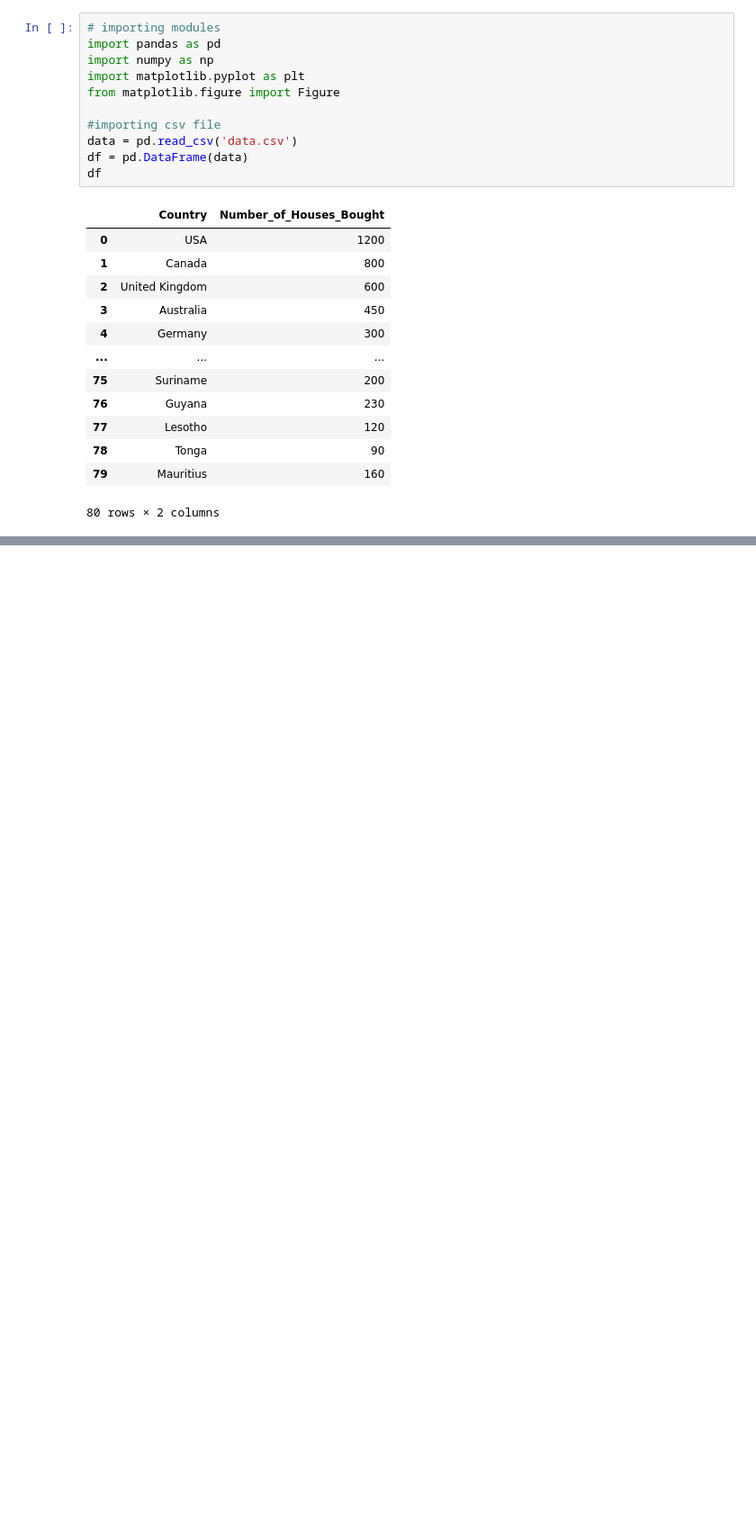
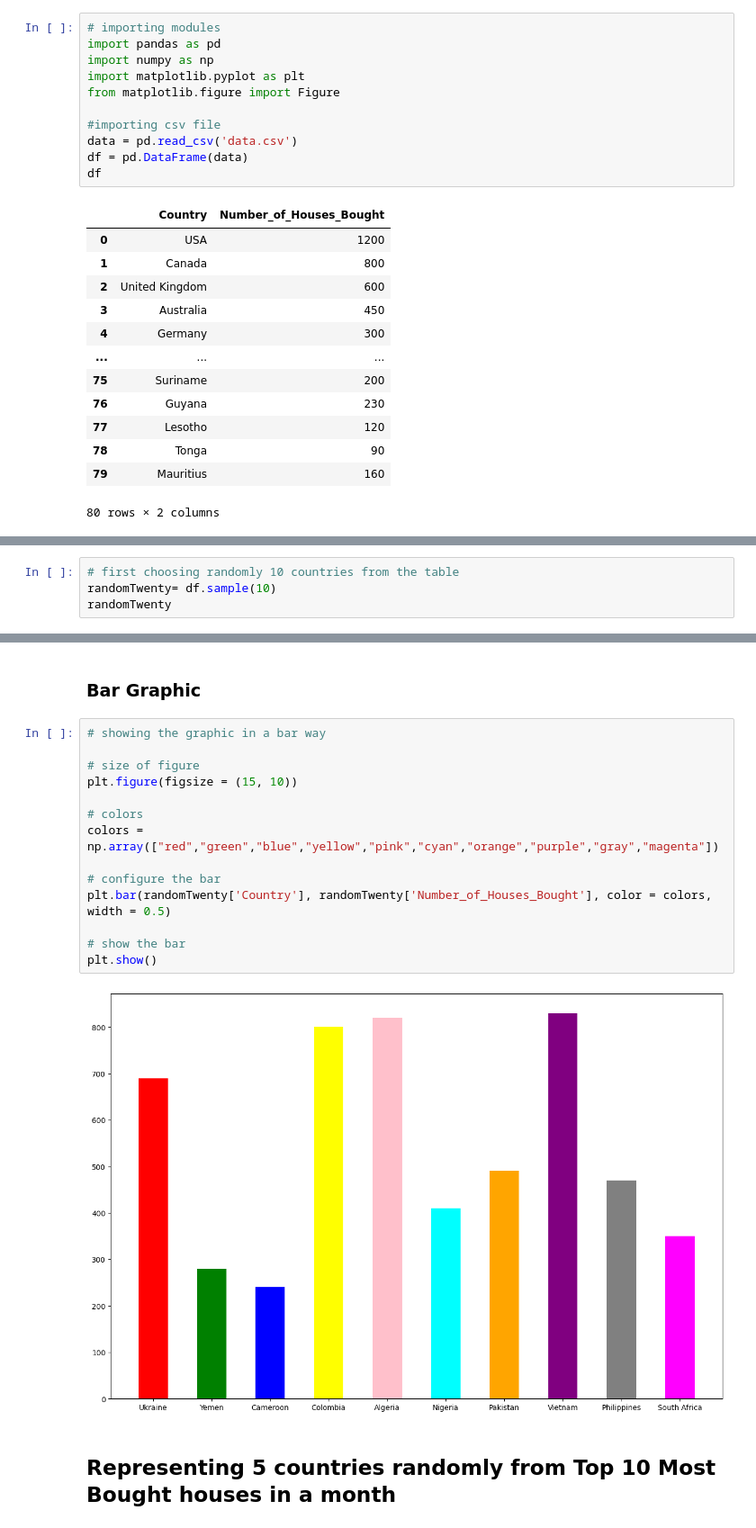
Before and after one commit to marius2347/Data-Visualization-using-matplotlib-in-Python, a Jupyter notebook: data_visualization.ipynb, the cells around one changed output, grey strips where cells are left out. Shown at 90% size. Cells and saved outputs as stored; diff of their text form; blank space fills up the shorter version.

```diff
--- a/data_visualization.ipynb
+++ b/data_visualization.ipynb
@@ -29,0 +112,4 @@ df
+# %%
+# first choosing randomly 10 countries from the table
+randomTwenty= df.sample(10)
+randomTwenty
@@ -29,0 +128,20 @@ df
+# %% [markdown]
+<h3 color = "orange"> Bar Graphic </h3>
+# %%
+# showing the graphic in a bar way
+
+# size of figure
+plt.figure(figsize = (15, 10))
+
+# colors
+colors = np.array(["red","green","blue","yellow","pink","cyan","orange","purple","gray","magenta"])
+
+# configure the bar
+plt.bar(randomTwenty['Country'], randomTwenty['Number_of_Houses_Bought'], color = colors, width = 0.5)
+
+# show the bar
+plt.show()
+# %% [output]
+[figure, added]
+# %% [markdown]
+<h2> Representing 5 countries randomly from Top 10 Most Bought houses in a month</h2>
```
Also changed, not shown: parts of 19 cells of this notebook, 1 other file.
